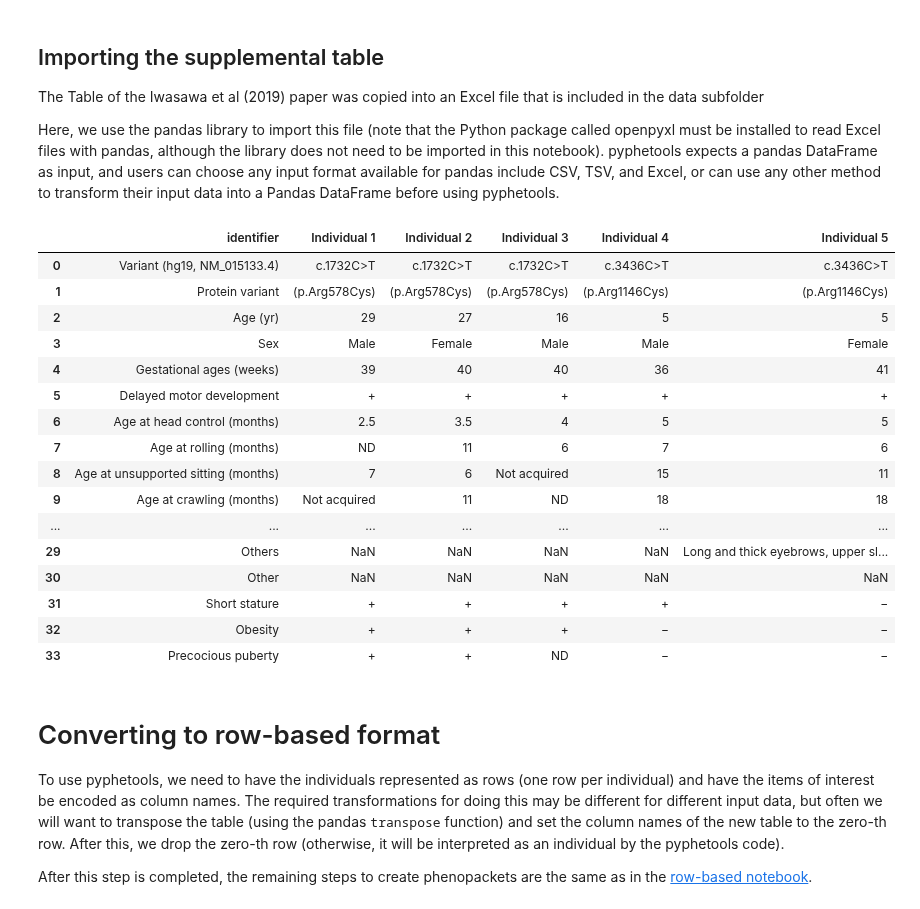
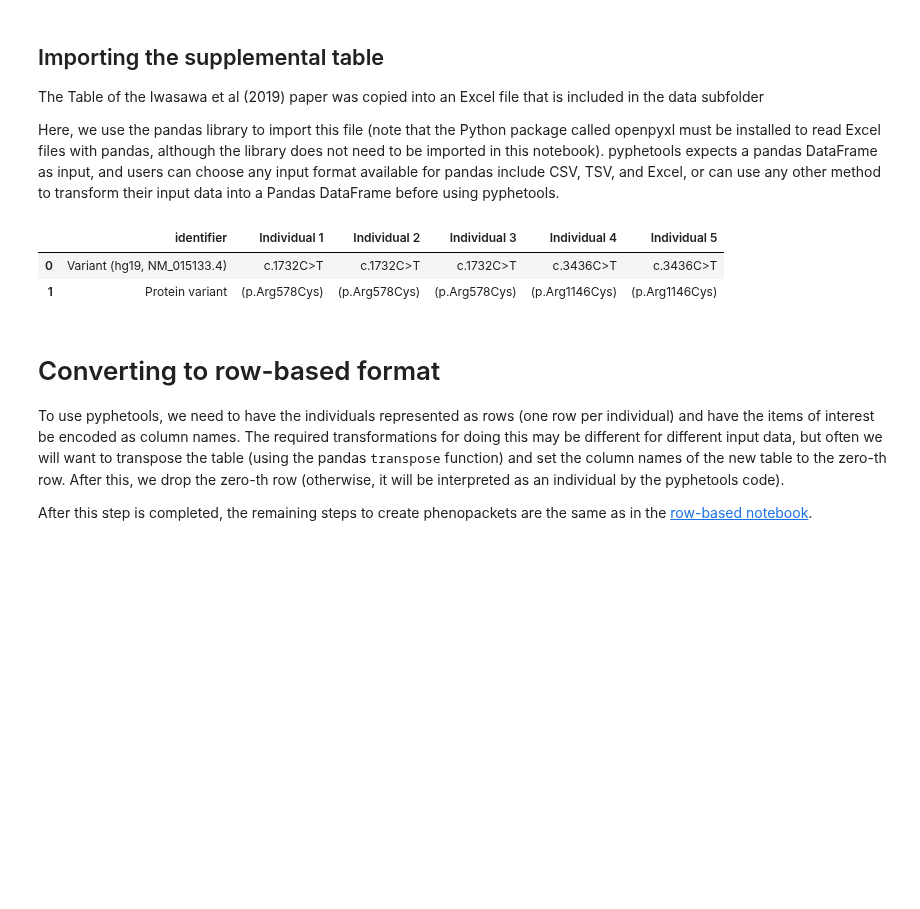
Before and after one commit to monarch-initiative/pyphetools, a Jupyter notebook: notebooks/Example_2_PMID_30945334_MAPK8IP3.ipynb, the cells around one changed output. Drawn from its saved outputs; the diff is of its cells as text; code cells hidden in the pictures; blank space fills up the shorter version.

```diff
--- a/notebooks/Example_2_PMID_30945334_MAPK8IP3.ipynb
+++ b/notebooks/Example_2_PMID_30945334_MAPK8IP3.ipynb
@@ -38,25 +41,11 @@ metadata.default_versions_with_hpo(version=hpo_version)
 # %%
 df = pd.read_excel('data/PMID_30945334.xlsx')
 # %%
-df
+df.head(2)
 # %% [output]
 |  | identifier | Individual 1 | Individual 2 | Individual 3 | Individual 4 | Individual 5 |
 | 0 | Variant (hg19, NM_015133.4) | c.1732C>T | c.1732C>T | c.1732C>T | c.3436C>T | c.3436C>T |
 | 1 | Protein variant | (p.Arg578Cys) | (p.Arg578Cys) | (p.Arg578Cys) | (p.Arg1146Cys) | (p.Arg1146Cys) |
-| 2 | Age (yr) | 29 | 27 | 16 | 5 | 5 |
-| 3 | Sex | Male | Female | Male | Male | Female |
-| 4 | Gestational ages (weeks) | 39 | 40 | 40 | 36 | 41 |
-| 5 | Delayed motor development | + | + | + | + | + |
-| 6 | Age at head control (months) | 2.5 | 3.5 | 4 | 5 | 5 |
-| 7 | Age at rolling (months) | ND | 11 | 6 | 7 | 6 |
-| 8 | Age at unsupported sitting (months) | 7 | 6 | Not acquired | 15 | 11 |
-| 9 | Age at crawling (months) | Not acquired | 11 | ND | 18 | 18 |
-| ... | ... | ... | ... | ... | ... | ... |
-| 29 | Others | NaN | NaN | NaN | NaN | Long and thick eyebrows, upper sl... |
-| 30 | Other | NaN | NaN | NaN | NaN | NaN |
-| 31 | Short stature | + | + | + | + | − |
-| 32 | Obesity | + | + | + | − | − |
-| 33 | Precocious puberty | + | + | ND | − | − |
 # %% [markdown]
 <h1>Converting to row-based format</h1>
 <p>To use pyphetools, we need to have the individuals represented as rows (one row per individual) and have the items of interest be encoded as column names. The required transformations for doing this may be different for different input data, but often we will want to transpose the table (using the pandas <tt>transpose</tt> function) and set the column names of the new table to the zero-th row. After this, we drop the zero-th row (otherwise, it will be interpreted as an individual by the pyphetools code).</p>
```
Also changed, not shown: parts of 28 cells of this notebook, 5 other files.
